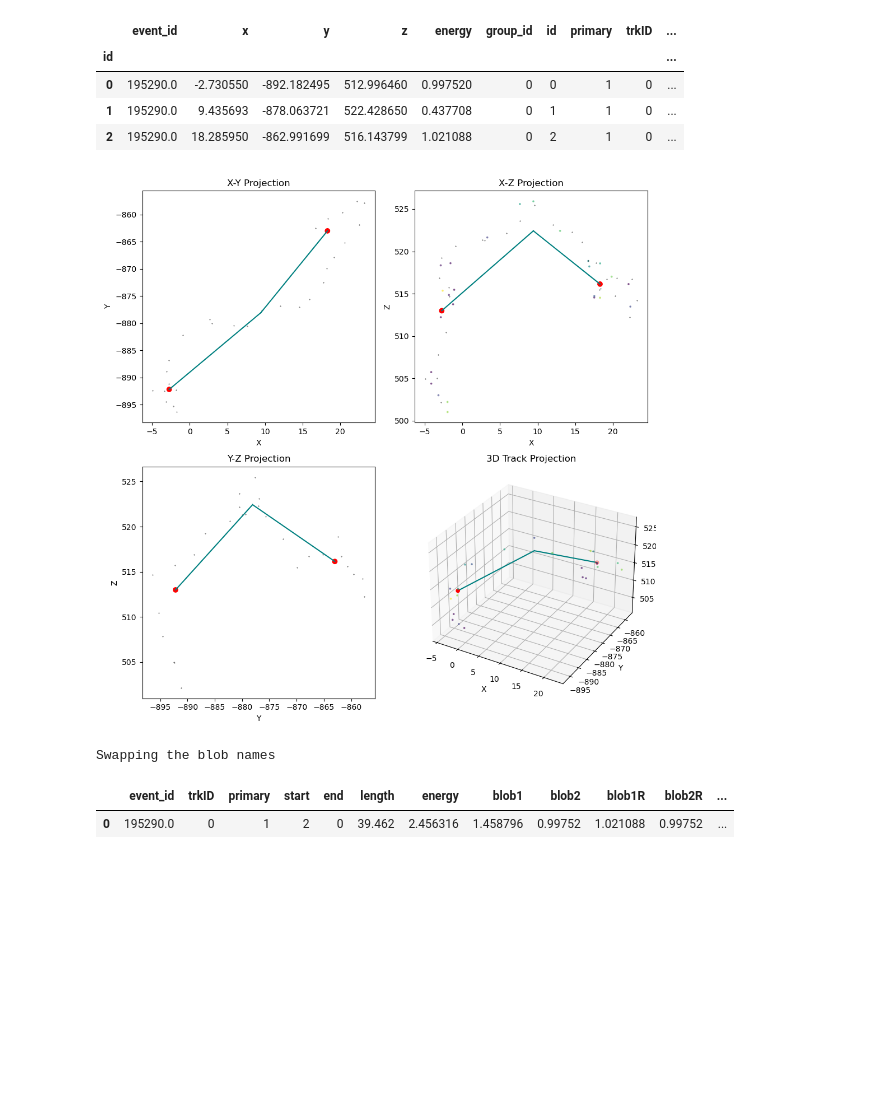
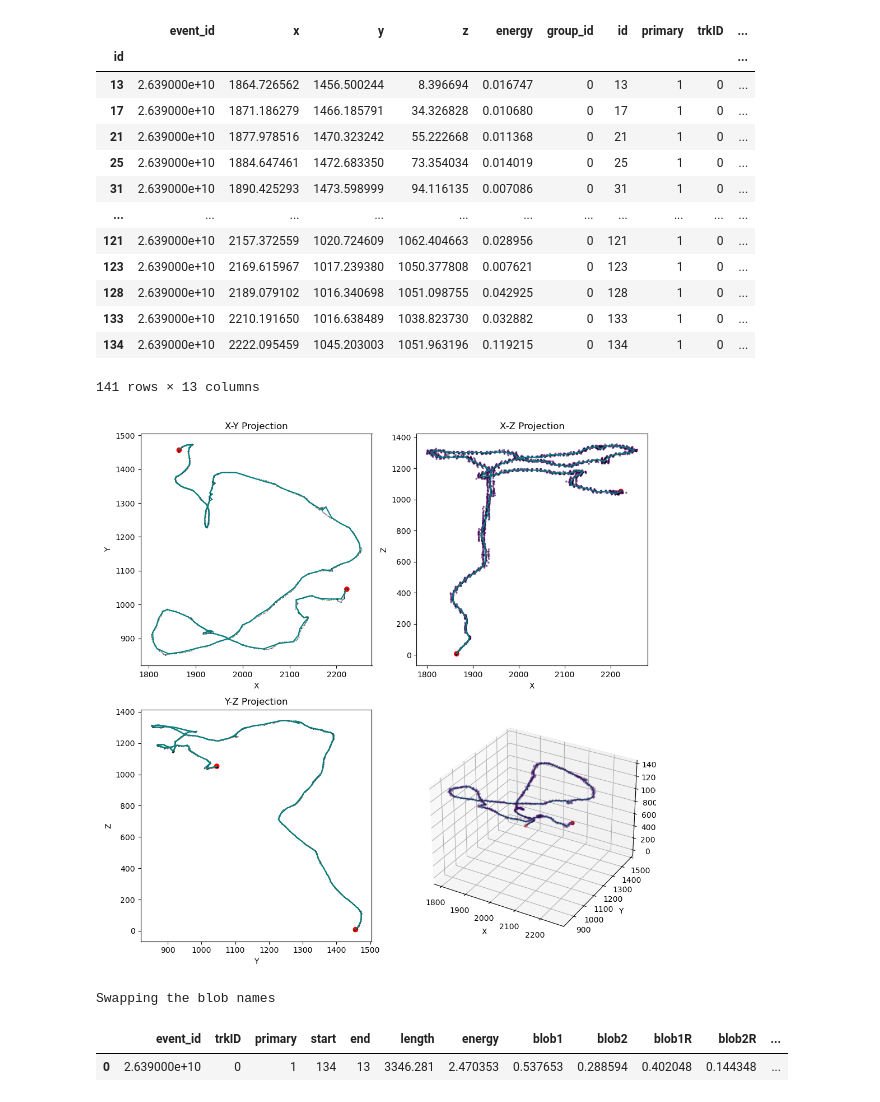
Before and after one commit to kvjmistry/ATPC, a Jupyter notebook: notebooks/Clustering.ipynb, the cells around one changed output. Cells and saved outputs as stored; diff of their text form; code cells hidden in the pictures; blank space fills up the shorter version.

```diff
--- a/notebooks/Clustering.ipynb
+++ b/notebooks/Clustering.ipynb
@@ -14,18 +14,18 @@ from TrackReconstruction_functions import *
 
 pd.options.mode.chained_assignment = None  # Disable the warning
 
-pressure=25
+pressure=1
 diffusion="5.0percent"
 # diffusion="0.05percent"
 # file_id = "1"
 # file_id = "2954"
 file_id = "2638"
 
-hits_true = pd.read_hdf(f"../data/ATPC_0nubb/ATPC_0nubb_{pressure}bar_EFilt_smear_{file_id}.h5", "MC/hits")
-hits      = pd.read_hdf(f"../data/ATPC_0nubb/ATPC_0nubb_{pressure}bar_EFilt_{diffusion}_smear_{file_id}.h5", "MC/hits")
+# hits_true = pd.read_hdf(f"../data/ATPC_0nubb/ATPC_0nubb_{pressure}bar_EFilt_smear_{file_id}.h5", "MC/hits")
+# hits      = pd.read_hdf(f"../data/ATPC_0nubb/ATPC_0nubb_{pressure}bar_EFilt_{diffusion}_smear_{file_id}.h5", "MC/hits")
 
-# hits_true = pd.read_hdf(f"../data/ATPC_Tl/ATPC_Tl_{pressure}bar_smear_{file_id}.h5", "MC/hits")
-# hits      = pd.read_hdf(f"../data/ATPC_Tl/ATPC_Tl_{pressure}bar_{diffusion}_smear_{file_id}.h5", "MC/hits")
+hits_true = pd.read_hdf(f"../data/ATPC_Bi/ATPC_Bi_ion_{pressure}bar_Efilt_smear_{file_id}_4.h5", "MC/hits")
+hits      = pd.read_hdf(f"../data/ATPC_Bi/ATPC_Bi_ion_{pressure}bar_Efilt_{diffusion}_smear_{file_id}_4.h5", "MC/hits")
 
 # hits = pd.read_hdf(f"../data/Trackreco/ATPC_Tl_{pressure}bar_{diffusion}_filtered.h5", "MC/hits")
 # hits_true = pd.read_hdf(f"../data/Trackreco/ATPC_Tl_{pressure}bar_nexus_filtered.h5", "MC/hits")
@@ -63,6 +69,6 @@ print(hits.event_id.unique())
 # %%
 # eid=195330
-eid=event_list[4]
+eid=event_list[8]
 
 data = hits[hits.event_id ==eid]
 data_true = hits_true[hits_true.event_id ==eid]
@@ -432,7 +457,8 @@ ax_3D = fig.add_subplot(2, 2, 4, projection='3d')
 plot_tracks_3D(ax_3D, df['x'], df['y'], df['z'], connection_count, Tracks)
 # ax_3D.scatter(data_true['x'], data_true['y'], data_true['z'], marker='o',c="k", s=0.1)
 # ax_3D.scatter(data.x, data.y, data.z, c=colors, marker='o', alpha=0.5,s=3)
-ax_3D.scatter(df_merged.x, df_merged.y, df_merged.z, c=df_merged.energy, marker='o', alpha=0.5,s=3)
+ax_3D.scatter(df_merged.x, df_merged.y, df_merged.z, c=df_merged.energy, marker='o', alpha=0.2,s=3)
+ax_3D.set_title("")
 
 
 plt.tight_layout()
@@ -458,9 +484,18 @@ Pass Flag: True
 |  | event_id | x | y | z | energy | group_id | id | primary | trkID | ... |
 | id |  |  |  |  |  |  |  |  |  | ... |
-| 0 | 195290.0 | -2.730550 | -892.182495 | 512.996460 | 0.997520 | 0 | 0 | 1 | 0 | ... |
-| 1 | 195290.0 | 9.435693 | -878.063721 | 522.428650 | 0.437708 | 0 | 1 | 1 | 0 | ... |
-| 2 | 195290.0 | 18.285950 | -862.991699 | 516.143799 | 1.021088 | 0 | 2 | 1 | 0 | ... |
+| 13 | 2.639000e+10 | 1864.726562 | 1456.500244 | 8.396694 | 0.016747 | 0 | 13 | 1 | 0 | ... |
+| 17 | 2.639000e+10 | 1871.186279 | 1466.185791 | 34.326828 | 0.010680 | 0 | 17 | 1 | 0 | ... |
+| 21 | 2.639000e+10 | 1877.978516 | 1470.323242 | 55.222668 | 0.011368 | 0 | 21 | 1 | 0 | ... |
+| 25 | 2.639000e+10 | 1884.647461 | 1472.683350 | 73.354034 | 0.014019 | 0 | 25 | 1 | 0 | ... |
+| 31 | 2.639000e+10 | 1890.425293 | 1473.598999 | 94.116135 | 0.007086 | 0 | 31 | 1 | 0 | ... |
+| ... | ... | ... | ... | ... | ... | ... | ... | ... | ... | ... |
+| 121 | 2.639000e+10 | 2157.372559 | 1020.724609 | 1062.404663 | 0.028956 | 0 | 121 | 1 | 0 | ... |
+| 123 | 2.639000e+10 | 2169.615967 | 1017.239380 | 1050.377808 | 0.007621 | 0 | 123 | 1 | 0 | ... |
+| 128 | 2.639000e+10 | 2189.079102 | 1016.340698 | 1051.098755 | 0.042925 | 0 | 128 | 1 | 0 | ... |
+| 133 | 2.639000e+10 | 2210.191650 | 1016.638489 | 1038.823730 | 0.032882 | 0 | 133 | 1 | 0 | ... |
+| 134 | 2.639000e+10 | 2222.095459 | 1045.203003 | 1051.963196 | 0.119215 | 0 | 134 | 1 | 0 | ... |
+141 rows × 13 columns
-[figure, old version]
+[figure, new version]
 # %%
 temp_meta = GetTrackdf(df, Tracks, 500/pressure, 180/pressure, 200/pressure, pressure) # scale these params inversely with the pressure
 temp_meta = UpdateTrackMeta(temp_meta, df, 100/pressure) # Merge deltas and brems that are near the blobs in the metadata
@@ -468,7 +503,7 @@ display(temp_meta)
 # %% [output]
 Swapping the blob names
 |  | event_id | trkID | primary | start | end | length | energy | blob1 | blob2 | blob1R | blob2R | ... |
-| 0 | 195290.0 | 0 | 1 | 2 | 0 | 39.462 | 2.456316 | 1.458796 | 0.99752 | 1.021088 | 0.99752 | ... |
+| 0 | 2.639000e+10 | 0 | 1 | 134 | 13 | 3346.281 | 2.470353 | 0.537653 | 0.288594 | 0.402048 | 0.144348 | ... |
 # %%
 
 fig, axs = plt.subplots(1, 3, figsize=(16, 6))
```
Also changed, not shown: parts of 12 cells of this notebook, 6 other files.
